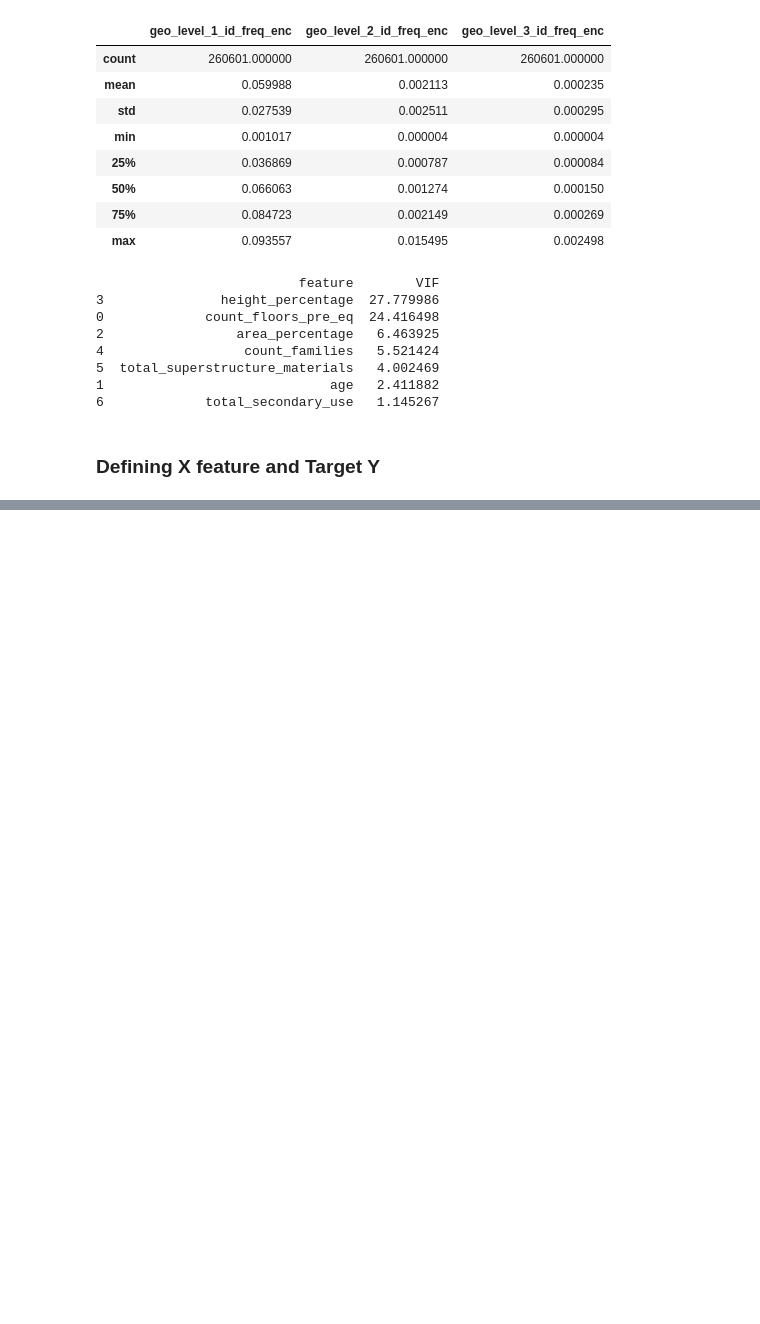
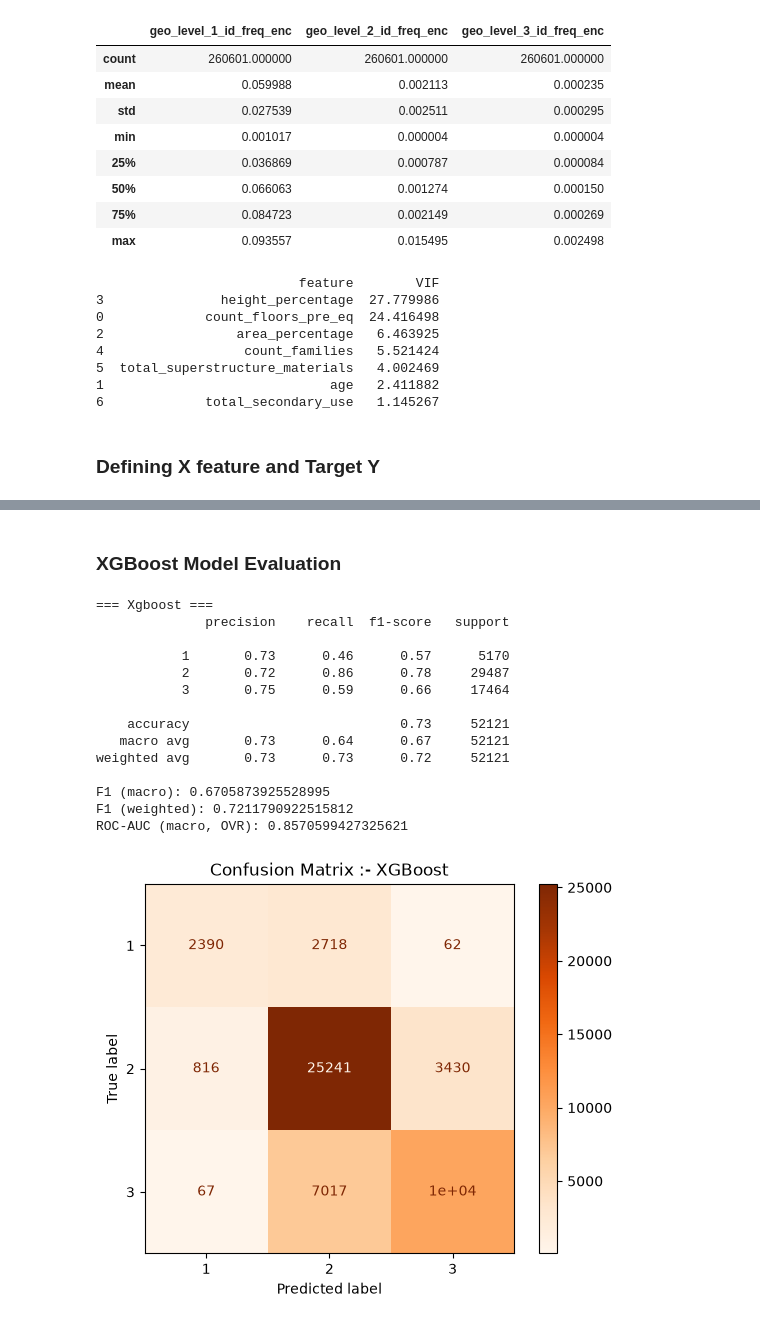
Before and after one commit to rehandbit/Nepal-Earthquake, a Jupyter notebook: Nepal_Earthquake.ipynb, the cells around one changed output, grey strips where cells are left out. Drawn from its saved outputs; the diff is of its cells as text; code cells hidden in the pictures; blank space fills up the shorter version.

```diff
--- a/Nepal_Earthquake.ipynb
+++ b/Nepal_Earthquake.ipynb
@@ -546,0 +778,41 @@ y = df_encoded['damage_grade']
+# %% [markdown]
+### XGBoost Model Evaluation
+# %%
+print("=== Xgboost ===")
+print(classification_report(y_test, xgb_model_test_pred, target_names=[str(c) for c in label_encoder.classes_]))
+
+xgb_f1_macro = f1_score(y_test, xgb_model_test_pred, average="macro")
+xgb_f1_weighted = f1_score(y_test, xgb_model_test_pred, average="weighted")
+xgb_roc_auc = roc_auc_score(y_test_binarized, xgb_model_test_pred_prob, average="macro", multi_class="ovr")
+
+
+
+print("F1 (macro):", xgb_f1_macro)
+print("F1 (weighted):", xgb_f1_weighted)
+print("ROC-AUC (macro, OVR):", xgb_roc_auc)
+
+
+cm_xgb = confusion_matrix(y_test, xgb_model_test_pred)
+disp = ConfusionMatrixDisplay( confusion_matrix = cm_xgb, display_labels=label_encoder.classes_)
+disp.plot( cmap= "Oranges")
+
+
+
+plt.title("Confusion Matrix :- XGBoost")
+plt.show()
+# %% [output]
+=== Xgboost ===
+              precision    recall  f1-score   support
+
+           1       0.73      0.46      0.57      5170
+           2       0.72      0.86      0.78     29487
+           3       0.75      0.59      0.66     17464
+
+    accuracy                           0.73     52121
+   macro avg       0.73      0.64      0.67     52121
+weighted avg       0.73      0.73      0.72     52121
+
+F1 (macro): 0.6705873925528995
+F1 (weighted): 0.7211790922515812
+ROC-AUC (macro, OVR): 0.8570599427325621
+[figure, added]
```
Also changed, not shown: parts of 30 cells of this notebook.
